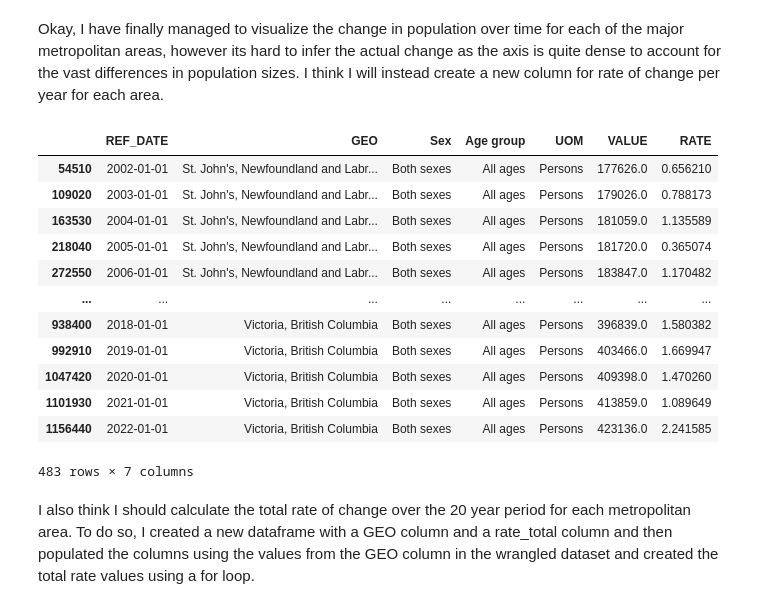
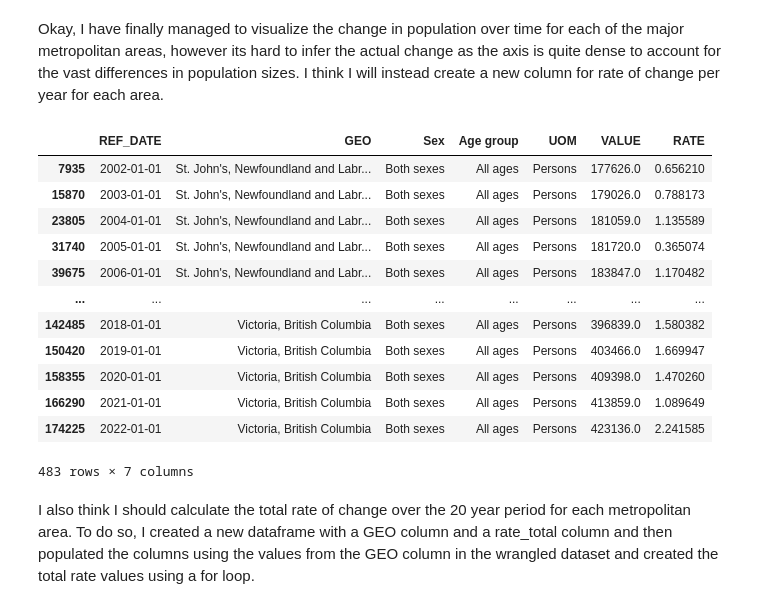
Before and after one commit to ubco-W2022T2-data301/project-group-group01, a Jupyter notebook: analysis/Logananalysis2.ipynb, the cells around one changed output. Saved outputs shown, nothing was run; the diff lists cells and outputs as text; code cells hidden in the pictures.

```diff
--- a/analysis/Logananalysis2.ipynb
+++ b/analysis/Logananalysis2.ipynb
@@ -32,8 +32,7 @@ PopEstimate.head(5)
 ## Data Wrangling
 Theres quite a few columns here that are going to be erraneous for my analysis, so I'm first going to drop the columns that are not directly related to the general geographical location and to the population, and age of populants.
 # %%
-PE_Wrangled = PopEstimate.drop(columns=['DGUID', 'UOM_ID', 'SCALAR_FACTOR', 'SCALAR_ID', 'VECTOR', 'COORDINATE', 'STATUS', 'SYMBOL', 'TERMINATED', 'DECIMALS'], axis=1).reset_index()
-PE_Wrangled = PE_Wrangled.drop(columns=["index"])
+PE_Wrangled = PopEstimate.drop(columns=['DGUID', 'UOM_ID', 'SCALAR_FACTOR', 'SCALAR_ID', 'VECTOR', 'COORDINATE', 'STATUS', 'SYMBOL', 'TERMINATED', 'DECIMALS'], axis=1).reset_index().drop(columns=["index"])
 PE_Wrangled.sample(10)
 # %% [output]
 |  | REF_DATE | GEO | Sex | Age group | UOM | VALUE |
@@ -390,20 +336,17 @@ PE_Wrangled = PE_Wrangled.drop(PE_Wrangled[PE_Wrangled.GEO.isin(['Canada',
                                                                 'Area outside census metropolitan areas and census agglomerations, Saskatchewan',
                                                                 'Area outside census metropolitan areas and census agglomerations, Yukon',
                                                                 'Ottawa - Gatineau (CMA), Ontario part, Ontario',
-                                                                'Ottawa - Gatineau (CMA), Quebec part, Quebec'])].index)
-PE_Wrangled = PE_Wrangled.reset_index()
-PE_Wrangled["GEO"] = PE_Wrangled["GEO"].str.replace(r'\(CMA\)', '').str.strip()
-PE_Wrangled["GEO"] = PE_Wrangled["GEO"].str.replace(r' ,', ',').str.strip()
-PE_Wrangled["GEO"] = PE_Wrangled["GEO"].str.replace(r' - ', '-').str.strip()
+                                                                'Ottawa - Gatineau (CMA), Quebec part, Quebec'])].index).reset_index()
+PE_Wrangled["GEO"] = PE_Wrangled["GEO"].str.replace(r'\(CMA\)', '').str.strip().str.replace(r' ,', ',').str.strip().str.replace(r' - ', '-').str.strip()
 PE_Wrangled = PE_Wrangled.drop(PE_Wrangled[PE_Wrangled.GEO.isin(['Barrie, Ontario',
                                                                  'Abbotsford-Mission, British Columbia',
                                                                  'Kingston, Ontario',
                                                                  'Ottawa-Gatineau, Ontario/Quebec',
                                                                  'Saguenay, Quebec',
                                                                  'Brantford, Ontario',
-                                                                 'Moncton, New Brunswick'])].index)
+                                                                 'Moncton, New Brunswick'])].index).drop(columns=["index"])
 PE_Wrangled.to_csv("../data/processed/PE_Wrangled.csv")
-PE_Wrangled.drop(columns=["index"])
+PE_Wrangled
 # %% [output]
 |  | REF_DATE | GEO | Sex | Age group | UOM | VALUE |
 | 0 | 2001 | St. John's, Newfoundland and Labr... | Both sexes | All ages | Persons | 176468.0 |
@@ -526,24 +449,24 @@ Okay, I have finally managed to visualize the change in population over time for
 # %%
 rate_change_per_year = pd.DataFrame()
 for city in PE_Wrangled_Final_all_ages["GEO"].unique():
     city_list = PE_Wrangled_Final_all_ages.loc[PE_Wrangled_Final_all_ages['GEO'] == city].copy()
     city_list['RATE'] = city_list['VALUE'].pct_change() * 100
     city_list = city_list.dropna()
     rate_change_per_year = pd.concat([rate_change_per_year, city_list], axis=0)
-rate_change_per_year.drop(columns=['index'])
+rate_change_per_year
 # %% [output]
 |  | REF_DATE | GEO | Sex | Age group | UOM | VALUE | RATE |
-| 54510 | 2002-01-01 | St. John's, Newfoundland and Labr... | Both sexes | All ages | Persons | 177626.0 | 0.656210 |
-| 109020 | 2003-01-01 | St. John's, Newfoundland and Labr... | Both sexes | All ages | Persons | 179026.0 | 0.788173 |
-| 163530 | 2004-01-01 | St. John's, Newfoundland and Labr... | Both sexes | All ages | Persons | 181059.0 | 1.135589 |
-| 218040 | 2005-01-01 | St. John's, Newfoundland and Labr... | Both sexes | All ages | Persons | 181720.0 | 0.365074 |
-| 272550 | 2006-01-01 | St. John's, Newfoundland and Labr... | Both sexes | All ages | Persons | 183847.0 | 1.170482 |
+| 7935 | 2002-01-01 | St. John's, Newfoundland and Labr... | Both sexes | All ages | Persons | 177626.0 | 0.656210 |
+| 15870 | 2003-01-01 | St. John's, Newfoundland and Labr... | Both sexes | All ages | Persons | 179026.0 | 0.788173 |
+| 23805 | 2004-01-01 | St. John's, Newfoundland and Labr... | Both sexes | All ages | Persons | 181059.0 | 1.135589 |
+| 31740 | 2005-01-01 | St. John's, Newfoundland and Labr... | Both sexes | All ages | Persons | 181720.0 | 0.365074 |
+| 39675 | 2006-01-01 | St. John's, Newfoundland and Labr... | Both sexes | All ages | Persons | 183847.0 | 1.170482 |
 | ... | ... | ... | ... | ... | ... | ... | ... |
-| 938400 | 2018-01-01 | Victoria, British Columbia | Both sexes | All ages | Persons | 396839.0 | 1.580382 |
-| 992910 | 2019-01-01 | Victoria, British Columbia | Both sexes | All ages | Persons | 403466.0 | 1.669947 |
-| 1047420 | 2020-01-01 | Victoria, British Columbia | Both sexes | All ages | Persons | 409398.0 | 1.470260 |
-| 1101930 | 2021-01-01 | Victoria, British Columbia | Both sexes | All ages | Persons | 413859.0 | 1.089649 |
-| 1156440 | 2022-01-01 | Victoria, British Columbia | Both sexes | All ages | Persons | 423136.0 | 2.241585 |
+| 142485 | 2018-01-01 | Victoria, British Columbia | Both sexes | All ages | Persons | 396839.0 | 1.580382 |
+| 150420 | 2019-01-01 | Victoria, British Columbia | Both sexes | All ages | Persons | 403466.0 | 1.669947 |
+| 158355 | 2020-01-01 | Victoria, British Columbia | Both sexes | All ages | Persons | 409398.0 | 1.470260 |
+| 166290 | 2021-01-01 | Victoria, British Columbia | Both sexes | All ages | Persons | 413859.0 | 1.089649 |
+| 174225 | 2022-01-01 | Victoria, British Columbia | Both sexes | All ages | Persons | 423136.0 | 2.241585 |
 483 rows × 7 columns
 # %% [markdown]
 I also think I should calculate the total rate of change over the 20 year period for each metropolitan area. To do so, I created a new dataframe with a GEO column and a rate_total column and then populated the columns using the values from the GEO column in the wrangled dataset and created the total rate values using a for loop.
```
Also changed, not shown: parts of 24 cells of this notebook, 3 other files.
